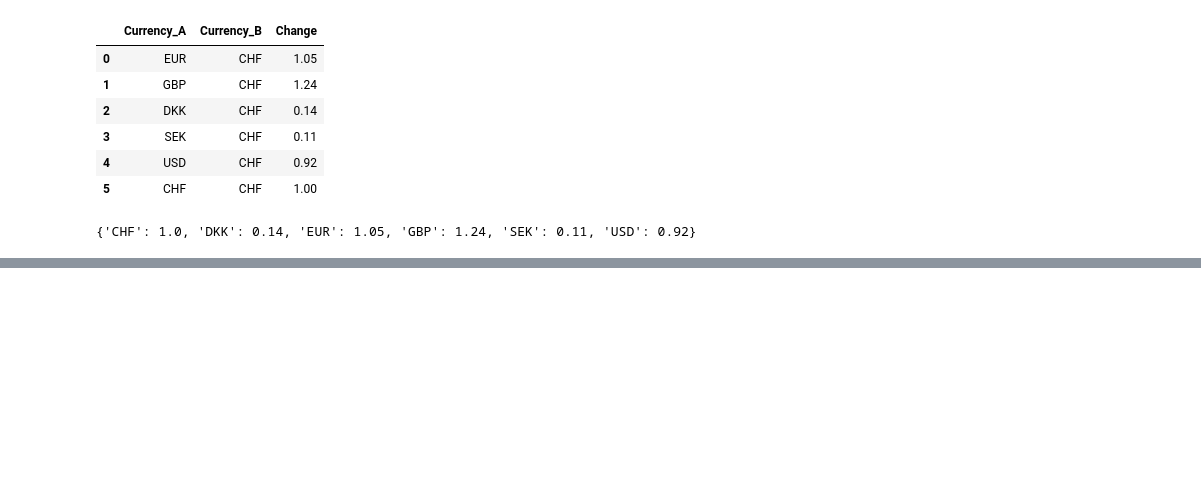
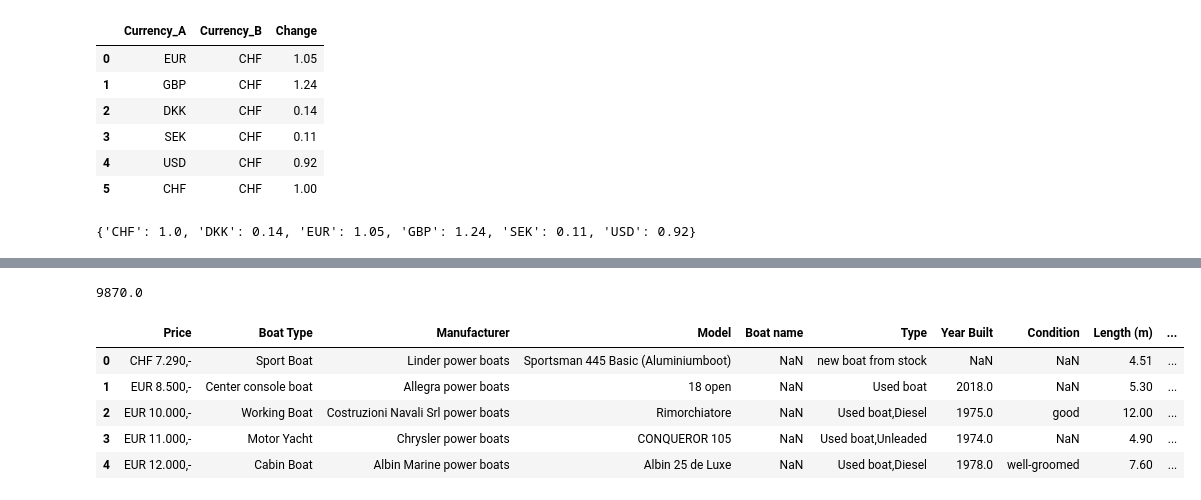
Before and after one commit to SueHolder/OVFAcademy, a Jupyter notebook: Untitled0.ipynb, the cells around one changed output, grey strips where cells are left out. Cells and saved outputs as stored; diff of their text form; code cells hidden in the pictures; blank space fills up the shorter version.

```diff
--- a/Untitled0.ipynb
+++ b/Untitled0.ipynb
@@ -690,0 +726,2 @@ dict_change
+# %%
+duplicated_boat['dupkey_id'] = duplicated_boat.groupby(by=features_analyze_duplicates, sort=False, dropna=False).ngroup()+1
@@ -690,0 +736,20 @@ dict_change
+# %%
+(12460+7280)/2
+# %% [output]
+9870.0
+# %%
+mean_Price = pd.DataFrame(duplicated_boat.groupby(by=['dupkey_id'], dropna=False)['Price_CHF'].mean()).reset_index(drop=True)
+# %%
+duplicated_boat = duplicated_boat.drop_duplicates(subset='dupkey_id', keep='first').reset_index(drop=True)
+# %%
+duplicated_boat.drop(columns='Price_CHF', inplace=True)
+# %%
+duplicated_boat_clean = duplicated_boat.merge(mean_Price, how='left', left_index=True, right_index=True)
+duplicated_boat_clean.head()
+# %% [output]
+|  | Price | Boat Type | Manufacturer | Model | Boat name | Type | Year Built | Condition | Length (m) | ... |
+| 0 | CHF 7.290,- | Sport Boat | Linder power boats | Sportsman 445 Basic (Aluminiumboot) | NaN | new boat from stock | NaN | NaN | 4.51 | ... |
+| 1 | EUR 8.500,- | Center console boat | Allegra power boats | 18 open | NaN | Used boat | 2018.0 | NaN | 5.30 | ... |
+| 2 | EUR 10.000,- | Working Boat | Costruzioni Navali Srl power boats | Rimorchiatore | NaN | Used boat,Diesel | 1975.0 | good | 12.00 | ... |
+| 3 | EUR 11.000,- | Motor Yacht | Chrysler power boats | CONQUEROR 105 | NaN | Used boat,Unleaded | 1974.0 | NaN | 4.90 | ... |
+| 4 | EUR 12.000,- | Cabin Boat | Albin Marine power boats | Albin 25 de Luxe | NaN | Used boat,Diesel | 1978.0 | well-groomed | 7.60 | ... |
```
Also changed, not shown: parts of 15 cells of this notebook.
